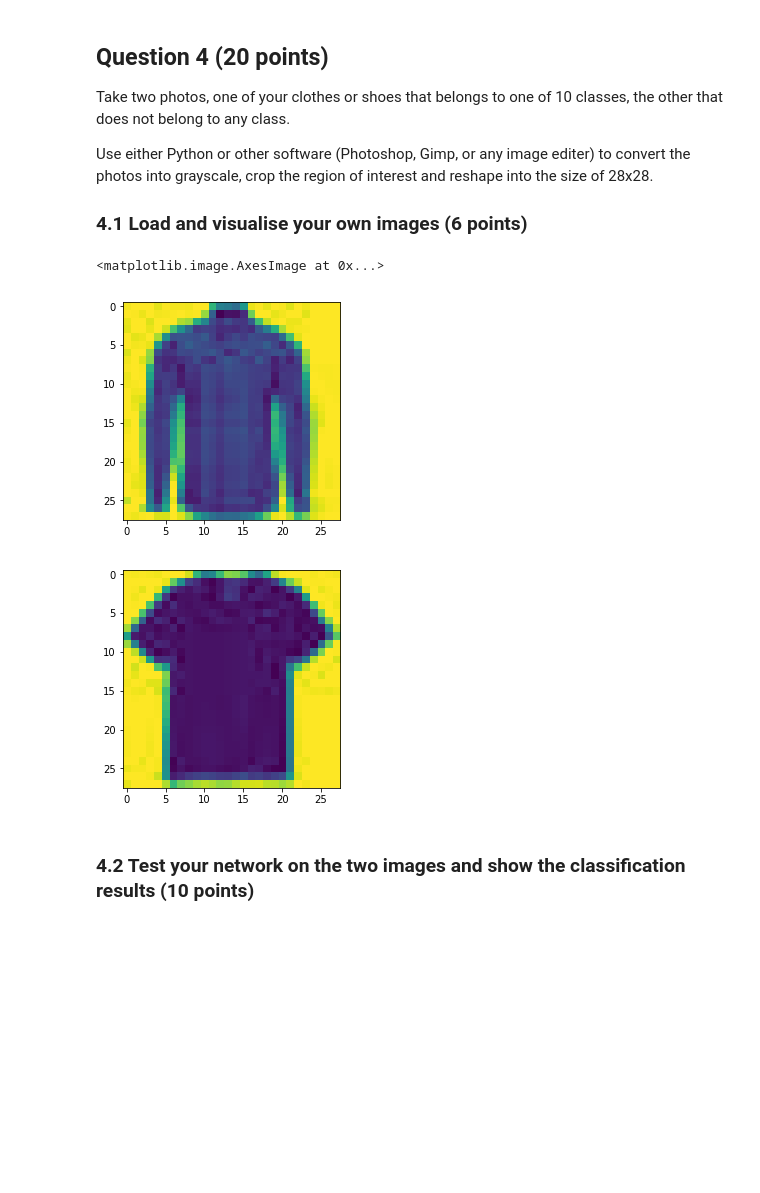
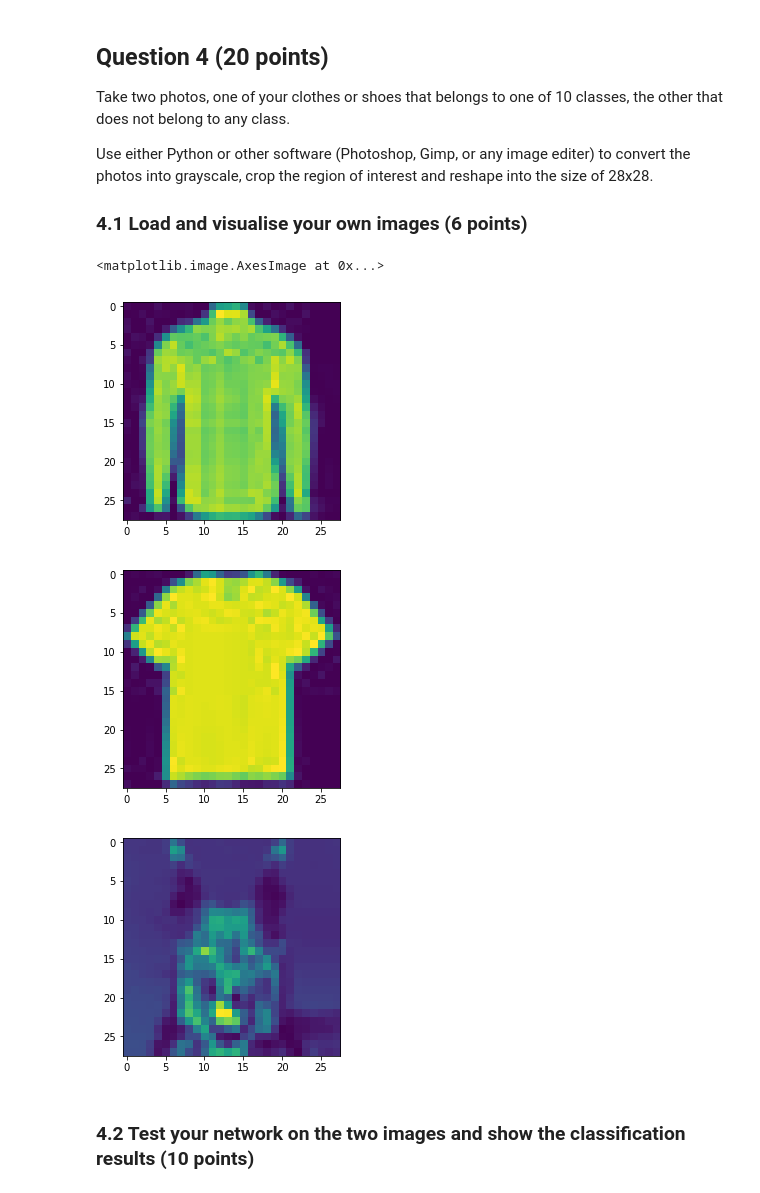
Before and after one commit to KaneKnight/ComputerVision2018-19, a Jupyter notebook: coursework_2/coursework_2.ipynb, the cells around one changed output. Saved outputs shown, nothing was run; the diff lists cells and outputs as text; code cells hidden in the pictures; blank space fills up the shorter version.

```diff
--- a/coursework_2/coursework_2.ipynb
+++ b/coursework_2/coursework_2.ipynb
@@ -341,24 +341,28 @@ Use either Python or other software (Photoshop, Gimp, or any image editer) to co
 # %%
 def getImageData(path):
     image = Image.open(path).convert('LA')
     data_rgb = np.array(image)
     length, _, _ = data_rgb.shape
     data = np.zeros((length, length))
     for row in range(length):
         for column in range(length):
-            data[row][column] = data_rgb[row][column][0]
+            data[row][column] = 256 - data_rgb[row][column][0]
     return data
 
 shirt = getImageData("shirt_small.jpg")
 t_shirt = getImageData("t_shirt_small.jpg")
+cat = getImageData("cat_small.jpg")
 plt.figure()
 plt.imshow(shirt)
 plt.figure()
 plt.imshow(t_shirt)
+plt.figure()
+plt.imshow(cat)
 # %% [output]
 <matplotlib.image.AxesImage at 0x...>
-[figure, old version]
+[figure, new version]
-[figure, old version]
+[figure, new version]
+[figure, added]
 # %% [markdown]
 ### 4.2 Test your network on the two images and show the classification results (10 points)
 # %%
```
Also changed, not shown: parts of 11 cells of this notebook, 2 other files.
